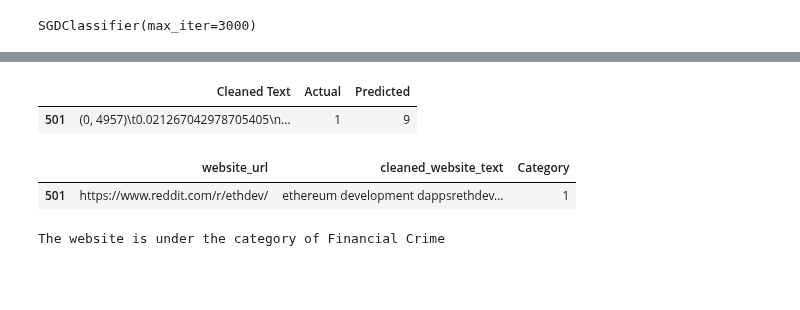
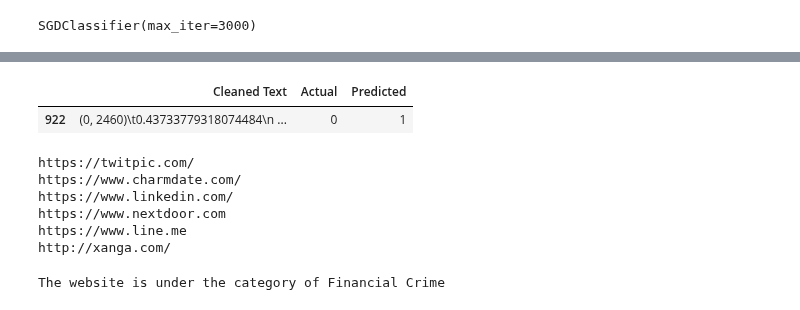
Before and after one commit to Shreyas-hacker/Webpages, a Jupyter notebook: model_MNB/SImple.ipynb, the cells around one changed output, grey strips where cells are left out. Saved outputs shown, nothing was run; the diff lists cells and outputs as text; code cells hidden in the pictures; blank space fills up the shorter version.

```diff
--- a/model_MNB/SImple.ipynb
+++ b/model_MNB/SImple.ipynb
@@ -179,13 +179,13 @@ for model_name, model_data in models.items():
 
     # Create a pipeline with a TF-IDF vectorizer and the current model
     pipeline = Pipeline([
-        ("feature_selection", SelectKBest(score_func=chi2)),
+        # ("feature_selection", SelectKBest(score_func=chi2)),
         (model_name.lower(), model_data['model'])
     ])
 
     # Define the hyperparameters for the current model
     parameters = {
-        'feature_selection__k':[1000, 2000, 3000, 4000, 5000],
+        # 'feature_selection__k':[1000, 2000, 3000, 4000, 5000],
         **model_data['params']
     }
 
@@ -241,7 +241,7 @@ X_test_selected = chi2_selector.transform(tf_id_test)
 # model = MultinomialNB(alpha=0.1)
 # model = SVC(C=10, kernel='linear')
 model = SGDClassifier(alpha=0.0001,max_iter=3000, penalty='l2')
-model.fit(X_train_selected,y_train)
+model.fit(tf_id_train,y_train)
 # %% [output]
 SGDClassifier(max_iter=3000)
 # %%
@@ -283,16 +283,21 @@ weighted avg       0.95      0.93      0.93       199
 # %%
 pd.set_option('display.max_rows', None)
-predictions = model.predict(X_test_selected)
+predictions = model.predict(tf_id_test)
 results = pd.DataFrame({'Cleaned Text':tf_id_test,'Actual':y_test,'Predicted':predictions})
-results[(results['Actual']==1) & (results['Actual']!=results['Predicted'])]
+results[(results['Actual']==0) & (results['Actual']!=results['Predicted'])]
 # %% [output]
 |  | Cleaned Text | Actual | Predicted |
-| 501 | (0, 4957)\t0.021267042978705405\n... | 1 | 9 |
+| 922 | (0, 2460)\t0.43733779318074484\n ... | 0 | 1 |
 # %%
-df.loc[results[(results['Actual']==1) & (results['Actual']!=results['Predicted'])].index]
+for i in df.loc[results[(results['Actual']==9) & (results['Actual']!=results['Predicted'])].index]['website_url']:
+    print(i)
 # %% [output]
-|  | website_url | cleaned_website_text | Category |
-| 501 | https://www.reddit.com/r/ethdev/ | ethereum development dappsrethdev... | 1 |
+https://twitpic.com/
+https://www.charmdate.com/
+https://www.linkedin.com/
+https://www.nextdoor.com
+https://www.line.me
+http://xanga.com/
 # %%
 from bs4 import BeautifulSoup
 import bs4 as bs4
```
Also changed, not shown: parts of 8 cells of this notebook, 3 other files.
